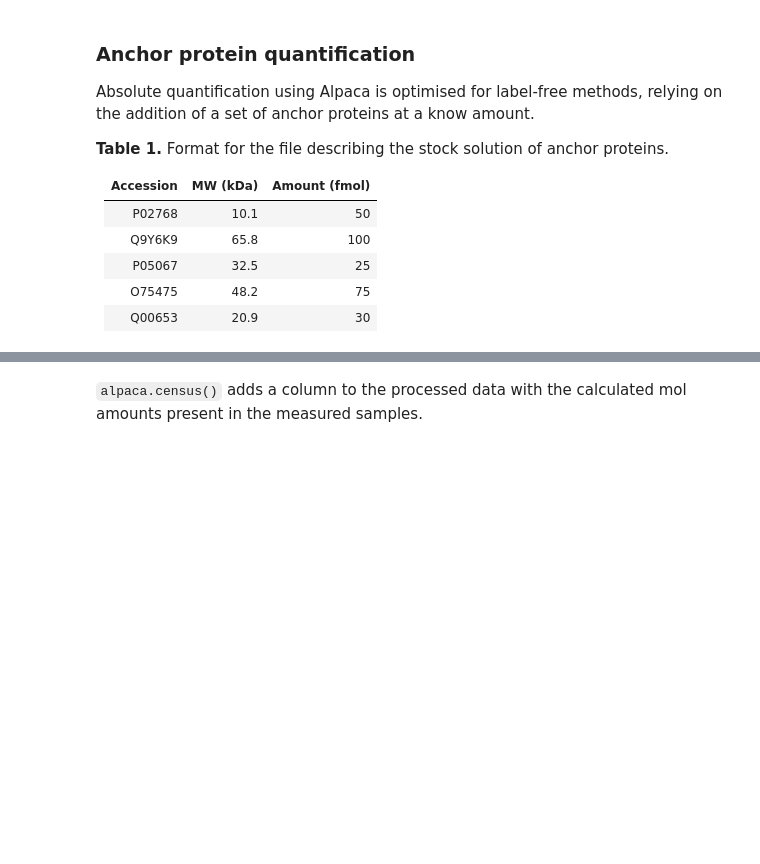
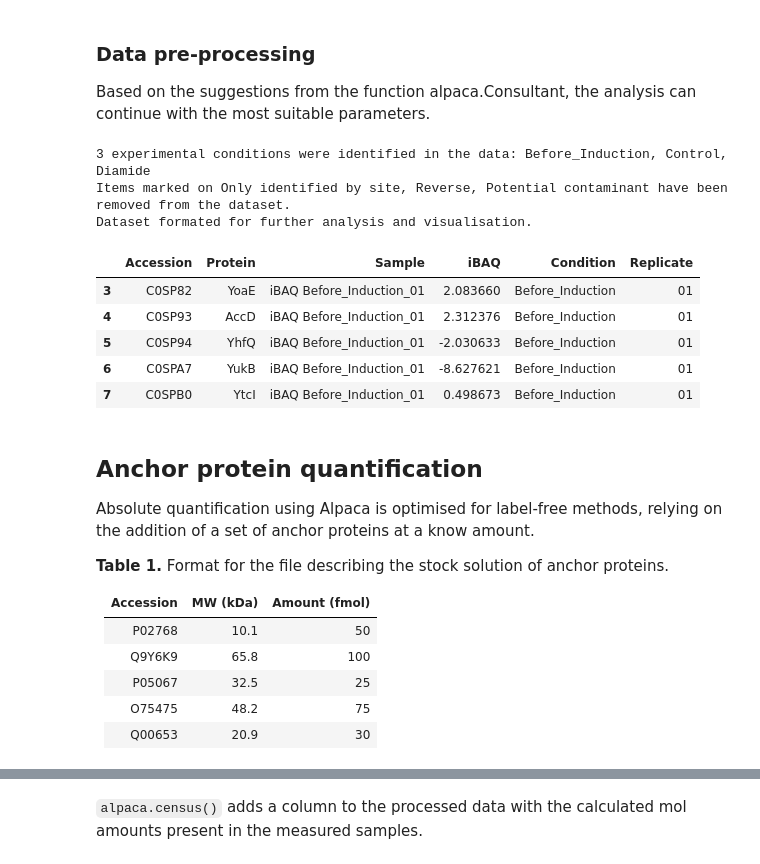
Before and after one commit to borfebor/alpaca_proteomics, a Jupyter notebook: Tutorial/Tutorial.ipynb, the cells around one changed output, grey strips where cells are left out. Drawn from its saved outputs; the diff is of its cells as text; code cells hidden in the pictures; blank space fills up the shorter version.

```diff
--- a/Tutorial/Tutorial.ipynb
+++ b/Tutorial/Tutorial.ipynb
@@ -37,5 +64,31 @@ Dataset formated for further analysis and visualisation.
+# %% [markdown]
+### Data pre-processing
+
+Based on the suggestions from the function alpaca.Consultant, the analysis can continue with the most suitable parameters.
+# %%
+# Data pre-processing
+
+values_per_sample = 1/4
+
+clean_df = alpaca.spits(df,
+                        lfq_method='iBAQ',
+                        formatting=True,
+                        valid_values=values_per_sample,
+                        normalization='Median',
+                        info_cols=['Accession', 'Gene names'])
+clean_df.head(5)
+# %% [output]
+3 experimental conditions were identified in the data: Before_Induction, Control, Diamide
+Items marked on Only identified by site, Reverse, Potential contaminant have been removed from the dataset.
+Dataset formated for further analysis and visualisation.
+|  | Accession | Protein | Sample | iBAQ | Condition | Replicate |
+| 3 | C0SP82 | YoaE | iBAQ Before_Induction_01 | 2.083660 | Before_Induction | 01 |
+| 4 | C0SP93 | AccD | iBAQ Before_Induction_01 | 2.312376 | Before_Induction | 01 |
+| 5 | C0SP94 | YhfQ | iBAQ Before_Induction_01 | -2.030633 | Before_Induction | 01 |
+| 6 | C0SPA7 | YukB | iBAQ Before_Induction_01 | -8.627621 | Before_Induction | 01 |
+| 7 | C0SPB0 | YtcI | iBAQ Before_Induction_01 | 0.498673 | Before_Induction | 01 |
 # %% [markdown]
-### Anchor protein quantification
+## Anchor protein quantification
 
 Absolute quantification using Alpaca is optimised for label-free methods, relying on the addition of a set of anchor proteins at a know amount.
 
```
Also changed, not shown: parts of 19 cells of this notebook, 3 other files.
